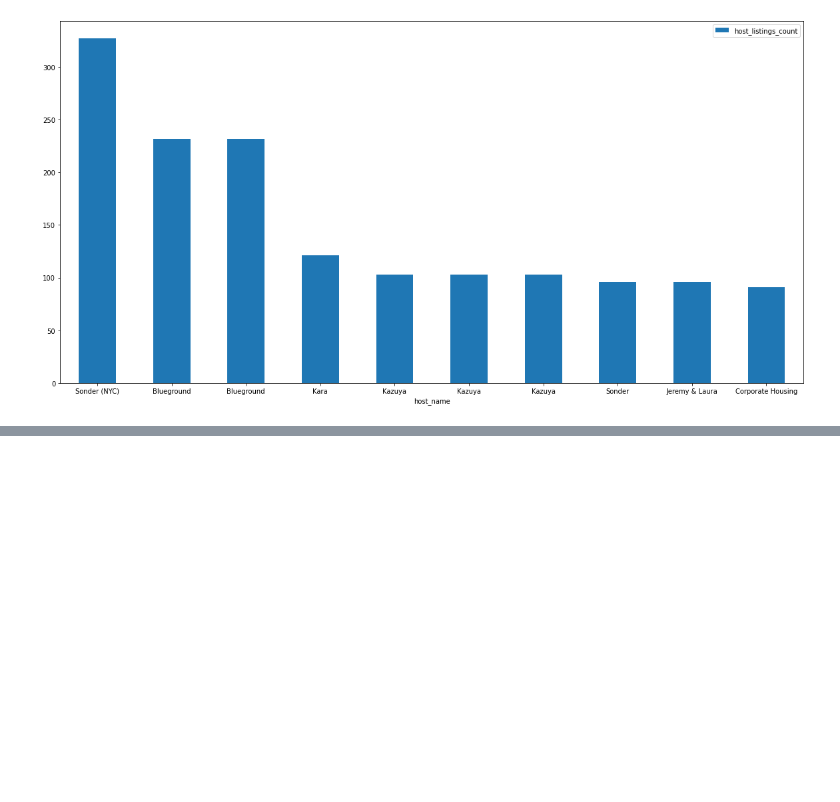
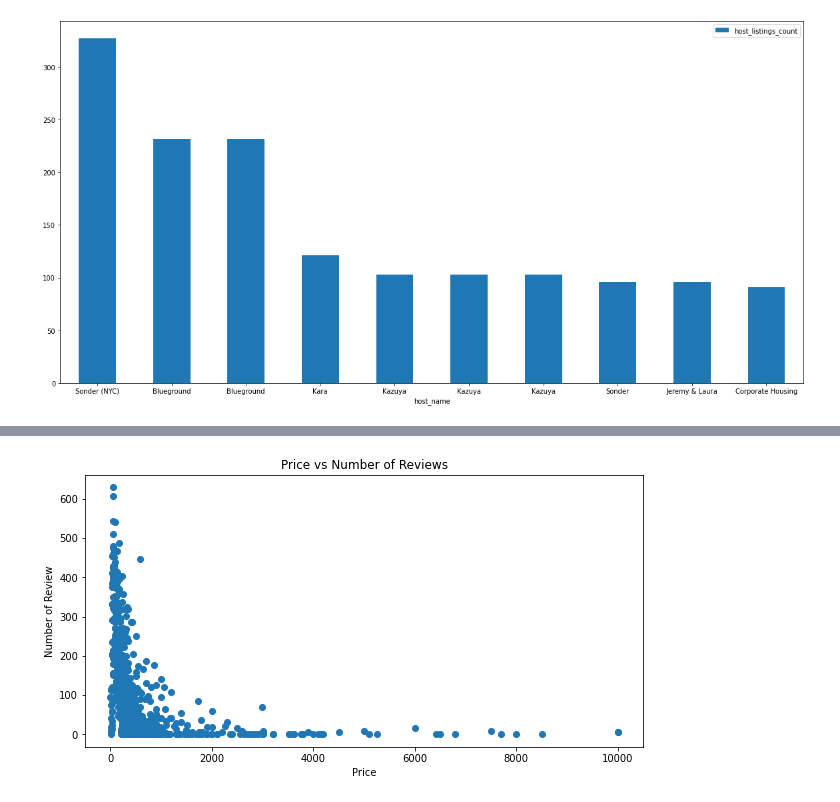
Before and after one commit to vivvvek24/Airbnb-analysis, a Jupyter notebook: Copy_of_Airbnb_Bookings_Analysis_Capstone_Project.ipynb, the cells around one changed output, grey strips where cells are left out. Saved outputs shown, nothing was run; the diff lists cells and outputs as text; code cells hidden in the pictures; blank space fills up the shorter version.

```diff
--- a/Copy_of_Airbnb_Bookings_Analysis_Capstone_Project.ipynb
+++ b/Copy_of_Airbnb_Bookings_Analysis_Capstone_Project.ipynb
@@ -182,0 +237,3 @@ ax = top_10_hosts_for_bar_plot.plot.bar(x='host_name', y='host_listings_count',
+# %%
+review_price_data = df_airb.groupby(['price'])['number_of_reviews'].max().reset_index()
+review_price_data.head(5)
@@ -182,0 +247,15 @@ ax = top_10_hosts_for_bar_plot.plot.bar(x='host_name', y='host_listings_count',
+# %%
+price = review_price_data['price']
+review = review_price_data['number_of_reviews']
+
+fig = plt.figure(figsize = (10, 5))
+
+# creating the bar plot
+plt.scatter(price, review)
+
+plt.xlabel("Price")
+plt.ylabel("Number of Review")
+plt.title("Price vs Number of Reviews")
+plt.show()
+# %% [output]
+[figure, added]
```
Also changed, not shown: parts of 6 cells of this notebook.
